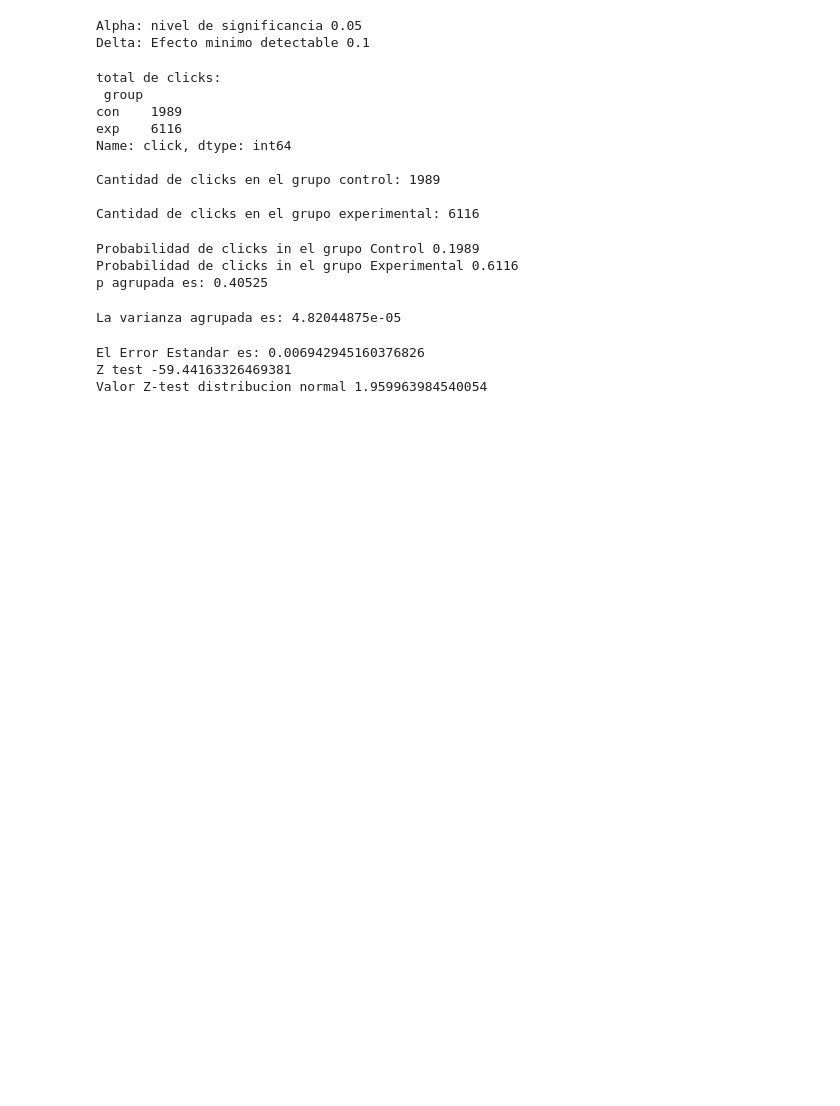
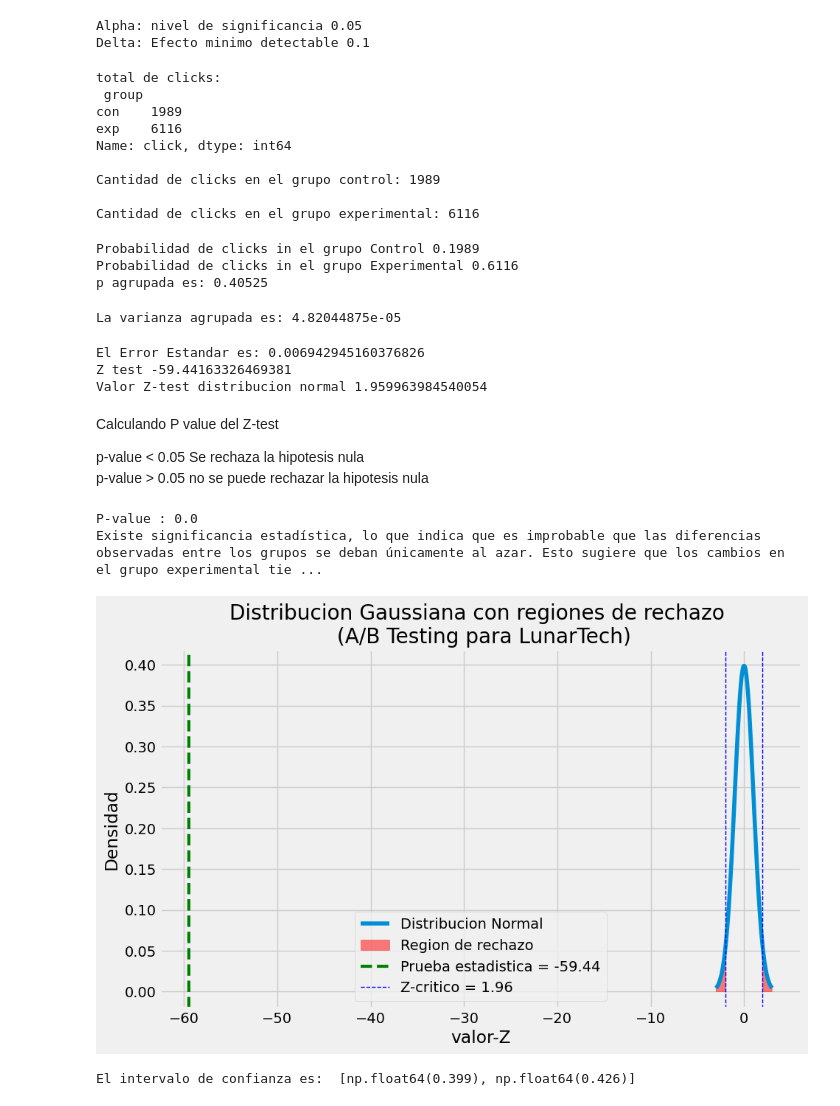
Before and after one commit to Nimbus-commints/Data-Science-Proyectos, a Jupyter notebook: Analytics/AB_testing/Estudio_AB_LunarTec.ipynb, the cells around one changed output. Saved outputs shown, nothing was run; the diff lists cells and outputs as text; code cells hidden in the pictures; blank space fills up the shorter version.

Commit message:
AB testing

```diff
--- a/Analytics/AB_testing/Estudio_AB_LunarTec.ipynb
+++ b/Analytics/AB_testing/Estudio_AB_LunarTec.ipynb
@@ -162,3 +162,76 @@ stat_tests = ()
 El Error Estandar es: 0.006942945160376826
 Z test -59.44163326469381
 Valor Z-test distribucion normal 1.959963984540054
+# %% [markdown]
+Calculando P value del Z-test
+
+p-value < 0.05 Se rechaza la hipotesis nula
+p-value > 0.05 no se puede rechazar la hipotesis nula
+# %%
+p_value = 2 * norm.sf(abs(z_test))
+
+# function checking the statistical significance
+def significancia_estadistica(p_value, alpha):
+    """
+    Se define si existe una significancia estadistica en base al p-value and alpha.
+
+    Argumentos:
+    - p_value(float): El valor de p-value obtenido de la prueba estadistica.
+    - alpha (float, opcional): El umbral del nivel de siginficancia utilizado
+                               para determinar la significancia estadistica.
+                               valor por defecto = 0.05.
+
+    Retorna:
+    - LA evaluacion de significancia estadistica.
+    """
+
+    # Print the rounded p-value to 3 decimal places
+    print(f"P-value : {(p_value)}")
+
+    # Determine statistical significance
+    if p_value <= alpha:
+        print("Existe significancia estadística, lo que indica que es improbable que las diferencias observadas entre los grupos se deban únicamente al azar. Esto sugiere que los cambios en el grupo experimental tienen un efecto real en comparación con el grupo de control.")
+    else:
+        print("No existe significancia estadística, lo que sugiere que las diferencias observadas entre los grupos podrían deberse al azar. Esto implica que los cambios en el grupo experimental no tienen un efecto sustancial en comparación con el grupo control.")
+
+
+
+significancia_estadistica(p_value, alpha)
+# %% [output]
+P-value : 0.0
+Existe significancia estadística, lo que indica que es improbable que las diferencias observadas entre los grupos se deban únicamente al azar. Esto sugiere que los cambios en el grupo experimental tie ...
+# %%
+# Graficando la distribucion normal
+media = 0
+sigma = 1 # Desviacion estandar
+x = np.linspace(media - 3*sigma, media + 3*sigma, 100)
+y = norm.pdf(x, media, sigma)
+
+plt.subplots(figsize=(10, 6))
+plt.plot(x,y, label='Distribucion Normal')
+# Region de rechazo
+plt.fill_between(x, y, where=(x > Z_crit) | (x < -Z_crit), color='red', alpha=0.5, label='Region de rechazo')
+plt.axvline(z_test, color='green', linestyle='--',linewidth=3,label=f'Prueba estadistica = {z_test:.2f}')
+
+plt.axvline(Z_crit, color='blue', linestyle='dashed', linewidth=1, label=f'Z-critico = {Z_crit:.2f}')
+plt.axvline(-Z_crit, color='blue', linestyle='dashed', linewidth=1)
+
+plt.xlabel('valor-Z')
+plt.ylabel('Densidad')
+plt.title('Distribucion Gaussiana con regiones de rechazo \n (A/B Testing para LunarTech)')
+plt.legend()
+plt.show()
+# %% [output]
+[figure, added]
+# %%
+# Calculando el intervalo de confidencia
+
+IC = [
+    round((p_exp_hat - p_con_hat) - ES*Z_crit, 3),
+    round((p_exp_hat - p_con_hat) + ES*Z_crit, 3)
+]
+
+
+print("El intervalo de confianza es: ", IC)
+# %% [output]
+El intervalo de confianza es:  [np.float64(0.399), np.float64(0.426)]
```
Also changed, not shown: parts of 1 cell of this notebook.
